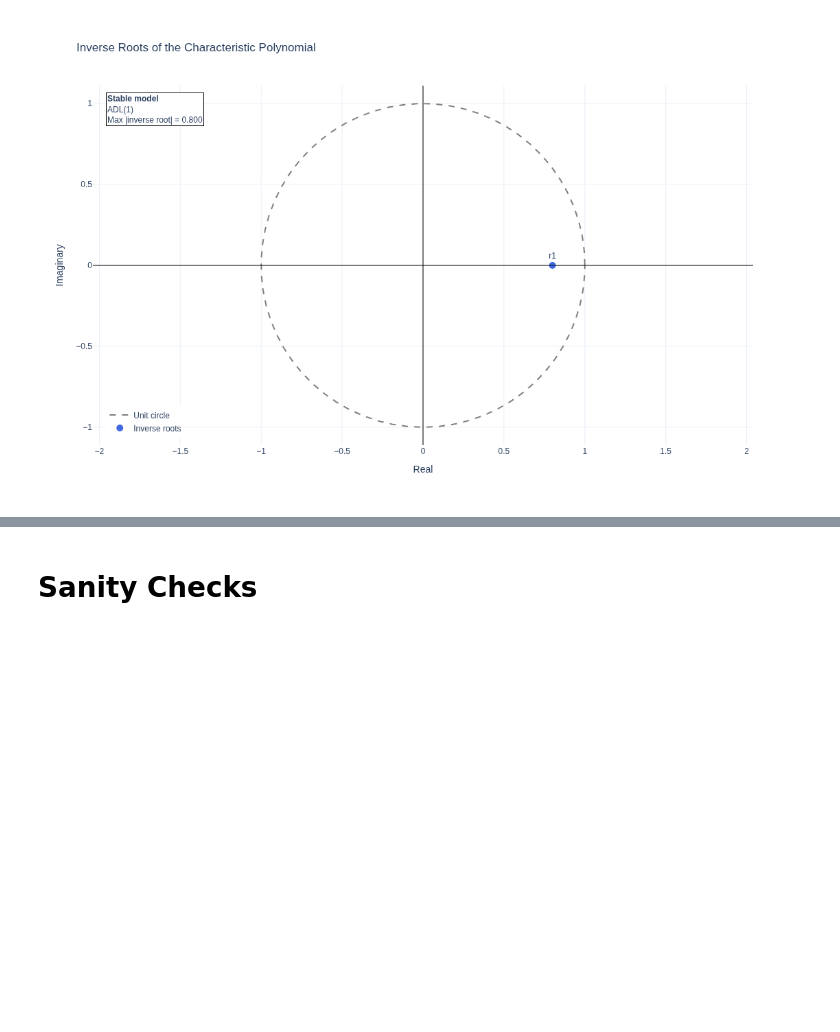
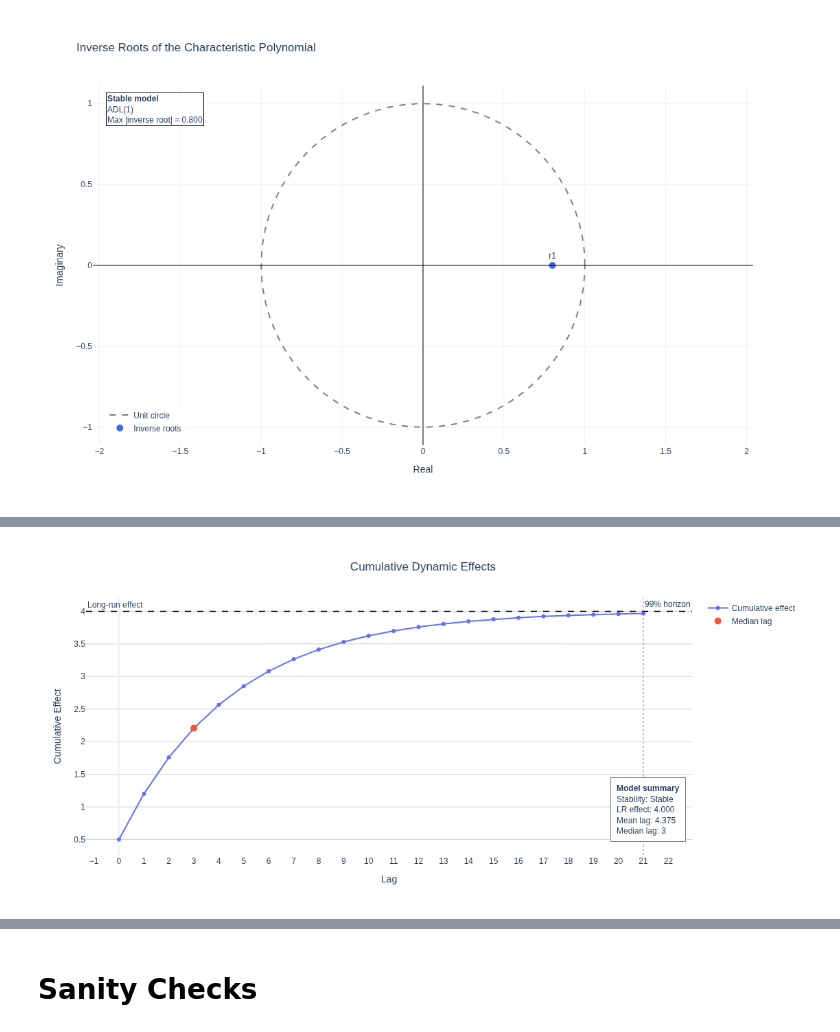
Before and after one commit to maarranz/adl-theory, a Jupyter notebook: ADL_Theory_Demo.ipynb, the cells around one changed output, grey strips where cells are left out. Cells and saved outputs as stored; diff of their text form; code cells hidden in the pictures; blank space fills up the shorter version.

```diff
--- a/ADL_Theory_Demo.ipynb
+++ b/ADL_Theory_Demo.ipynb
@@ -89,0 +138,5 @@ NameError: name 'results' is not defined
+# %%
+fig = adl.plot_cumulative_effects(results)
+fig.show()
+# %% [output]
+[figure, added]
```
Also changed, not shown: parts of 7 cells of this notebook, 2 other files.
